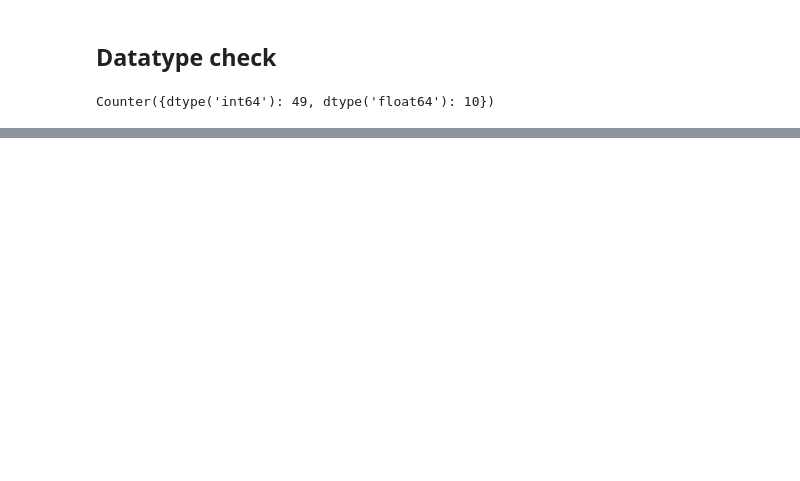
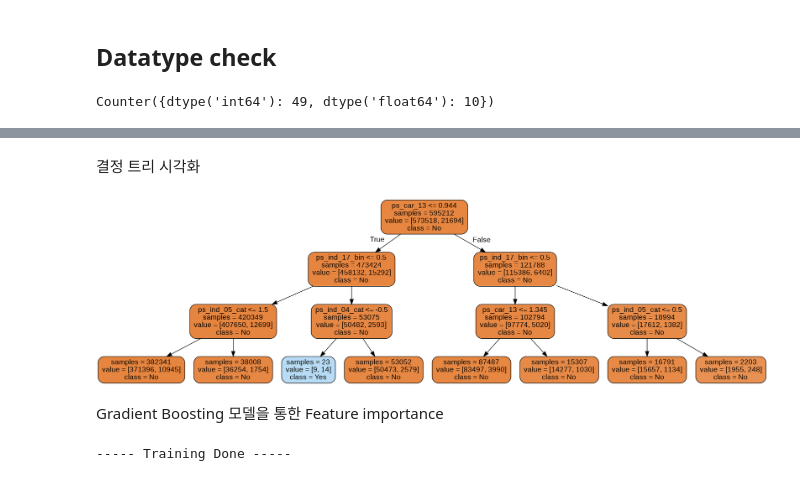
Before and after one commit to seokhee516/kaggle-practice, a Jupyter notebook: Binary classification/Porto Seguro’s Safe Driver Prediction/Interactive Porto Insights.ipynb, the cells around one changed output, grey strips where cells are left out. Saved outputs shown, nothing was run; the diff lists cells and outputs as text; code cells hidden in the pictures; blank space fills up the shorter version.

```diff
--- a/Binary classification/Porto Seguro’s Safe Driver Prediction/Interactive Porto Insights.ipynb
+++ b/Binary classification/Porto Seguro’s Safe Driver Prediction/Interactive Porto Insights.ipynb
@@ -98,0 +290,2 @@ train_int = train.select_dtypes(include=['int64'])
+# %% [markdown]
+결정 트리 시각화
@@ -98,0 +312,25 @@ train_int = train.select_dtypes(include=['int64'])
+# %%
+# dot 파일을 png 파일로 변환하여 노트북 상에 보이도록 함
+check_call(['dot','-Tpng','tree1.dot','-o','tree1.png'])
+
+# 이름 지정 해주는 등 주석달기
+img = Image.open("tree1.png")
+draw = ImageDraw.Draw(img)
+img.save('sample-out.png')
+PImage("sample-out.png",)
+# %% [output]
+[figure, added]
+# %% [markdown]
+Gradient Boosting 모델을 통한 Feature importance
+# %%
+from sklearn.ensemble import GradientBoostingClassifier
+gb = GradientBoostingClassifier(n_estimators=100,
+                                max_depth=3,
+                                min_samples_leaf=4,
+                                max_features=0.2,
+                                random_state=0)
+gb.fit(train.drop(['id', 'target'],axis=1), train.target)
+features = train.drop(['id', 'target'],axis=1).columns.values
+print("----- Training Done -----")
+# %% [output]
+----- Training Done -----
```
Also changed, not shown: parts of 27 cells of this notebook.
